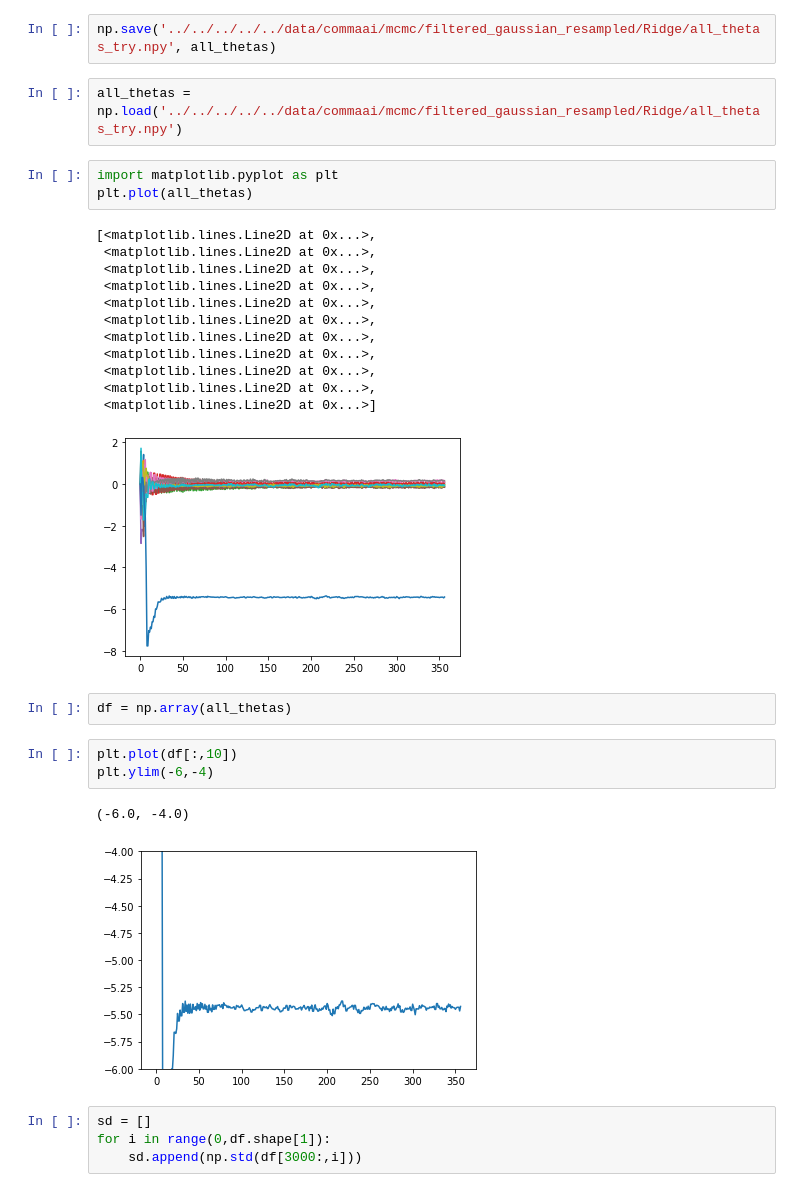
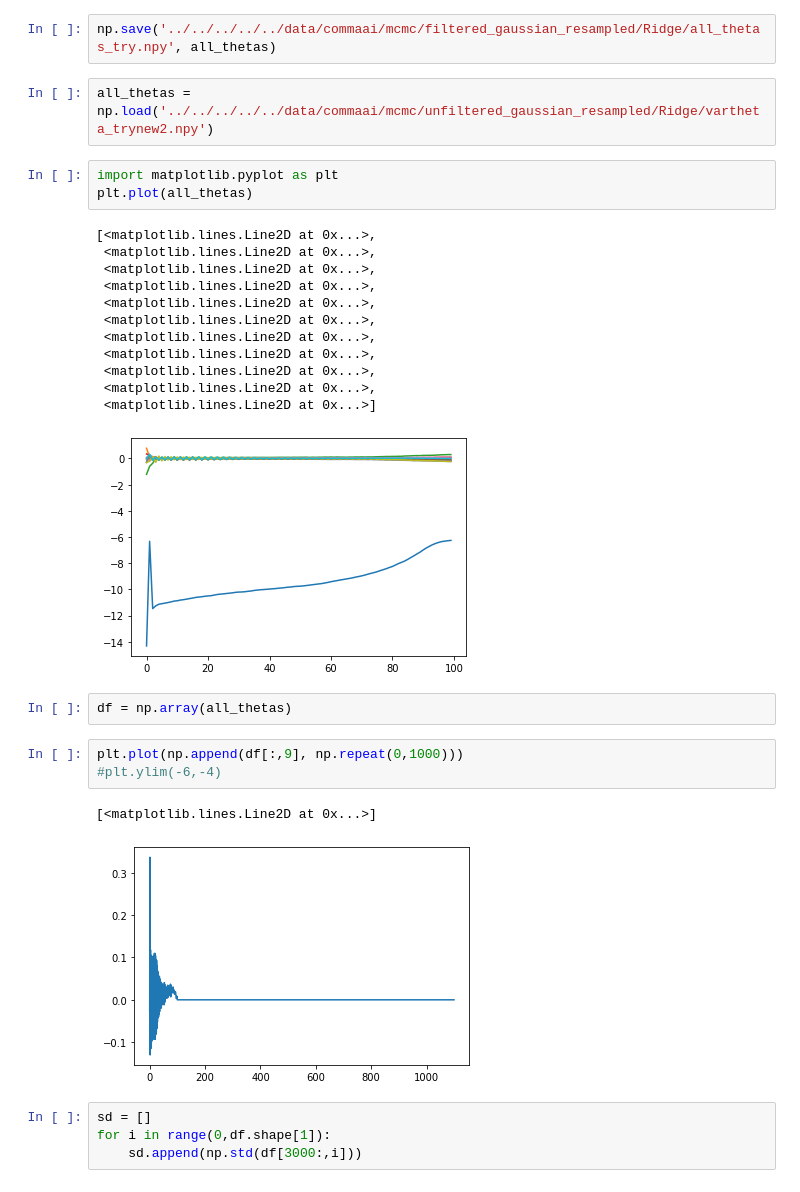
Before and after one commit to clarahoffmann/commaai, a Jupyter notebook: 04a_MCMC/filtered_gaussian_resampled/Ridge/HMC/HMC_try_L.ipynb, the cells around one changed output. Cells and saved outputs as stored; diff of their text form.

```diff
--- a/04a_MCMC/filtered_gaussian_resampled/Ridge/HMC/HMC_try_L.ipynb
+++ b/04a_MCMC/filtered_gaussian_resampled/Ridge/HMC/HMC_try_L.ipynb
@@ -208,7 +208,7 @@ np.array(0.05)
 # %%
 np.save('../../../../../data/commaai/mcmc/filtered_gaussian_resampled/Ridge/all_thetas_try.npy', all_thetas)
 # %%
-all_thetas = np.load('../../../../../data/commaai/mcmc/filtered_gaussian_resampled/Ridge/all_thetas_try.npy')
+all_thetas = np.load('../../../../../data/commaai/mcmc/unfiltered_gaussian_resampled/Ridge/vartheta_trynew2.npy')
 # %%
 import matplotlib.pyplot as plt
 plt.plot(all_thetas)
@@ -224,15 +224,15 @@ plt.plot(all_thetas)
  <matplotlib.lines.Line2D at 0x...>,
  <matplotlib.lines.Line2D at 0x...>,
  <matplotlib.lines.Line2D at 0x...>]
-[figure, old version]
+[figure, new version]
 # %%
 df = np.array(all_thetas)
 # %%
-plt.plot(df[:,10])
-plt.ylim(-6,-4)
+plt.plot(np.append(df[:,9], np.repeat(0,1000)))
+#plt.ylim(-6,-4)
 # %% [output]
-(-6.0, -4.0)
+[<matplotlib.lines.Line2D at 0x...>]
-[figure, old version]
+[figure, new version]
 # %%
 sd = []
 for i in range(0,df.shape[1]):
```
Also changed, not shown: 7 other files.
